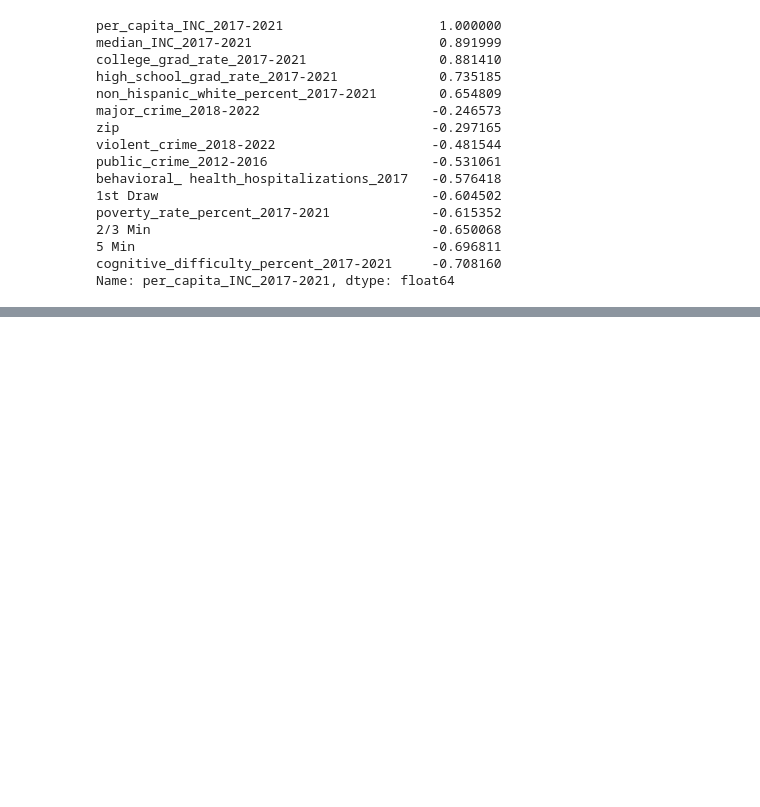
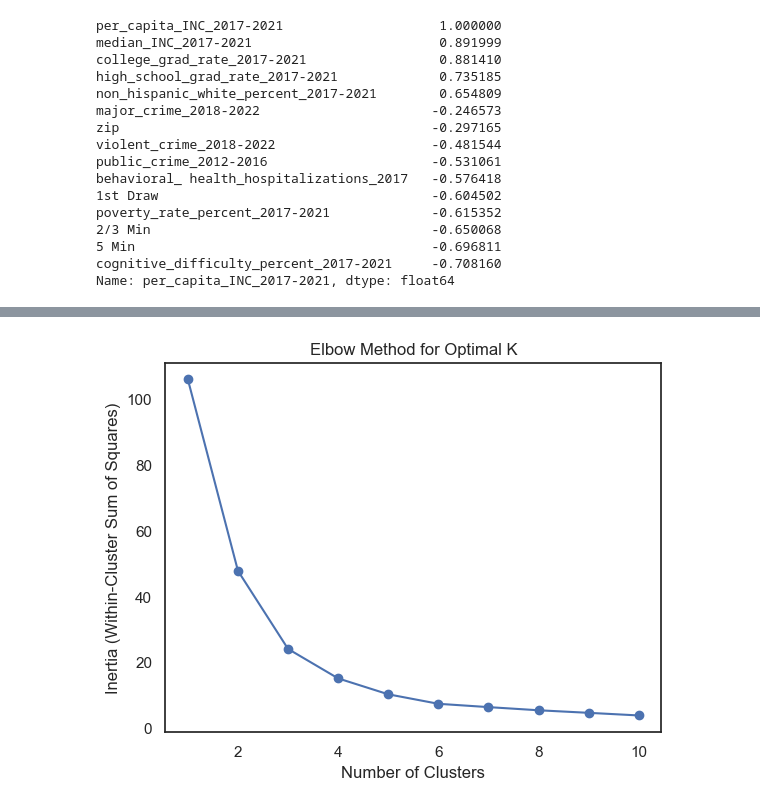
Before and after one commit to ebugarin/Chicago-Water-Lead-Levels-Analyzation, a Jupyter notebook: data_analysis.ipynb, the cells around one changed output, grey strips where cells are left out. Saved outputs shown, nothing was run; the diff lists cells and outputs as text; code cells hidden in the pictures; blank space fills up the shorter version.

```diff
--- a/data_analysis.ipynb
+++ b/data_analysis.ipynb
@@ -1196,0 +1173,23 @@ R-squared: 0.3683333148573378
+# %%
+# Suppress warnings
+warnings.filterwarnings("ignore", category=FutureWarning)
+warnings.filterwarnings("ignore", category=UserWarning)
+# Select features for clustering
+cluster_features = detail_zip_df[['1st Draw', 'per_capita_INC_2017-2021']]
+# Standardize the features
+scaler = StandardScaler()
+cluster_features_standardized = scaler.fit_transform(cluster_features)
+# Determine the optimal number of clusters using the Elbow method
+inertia = []
+for k in range(1, 11):
+    kmeans = KMeans(n_clusters=k, random_state=42)
+    kmeans.fit(cluster_features_standardized)
+    inertia.append(kmeans.inertia_)
+# Plot the Elbow method
+plt.plot(range(1, 11), inertia, marker='o')
+plt.xlabel('Number of Clusters')
+plt.ylabel('Inertia (Within-Cluster Sum of Squares)')
+plt.title('Elbow Method for Optimal K')
+plt.show()
+# %% [output]
+[figure, added]
```
Also changed, not shown: parts of 25 cells of this notebook, 19 other files.
